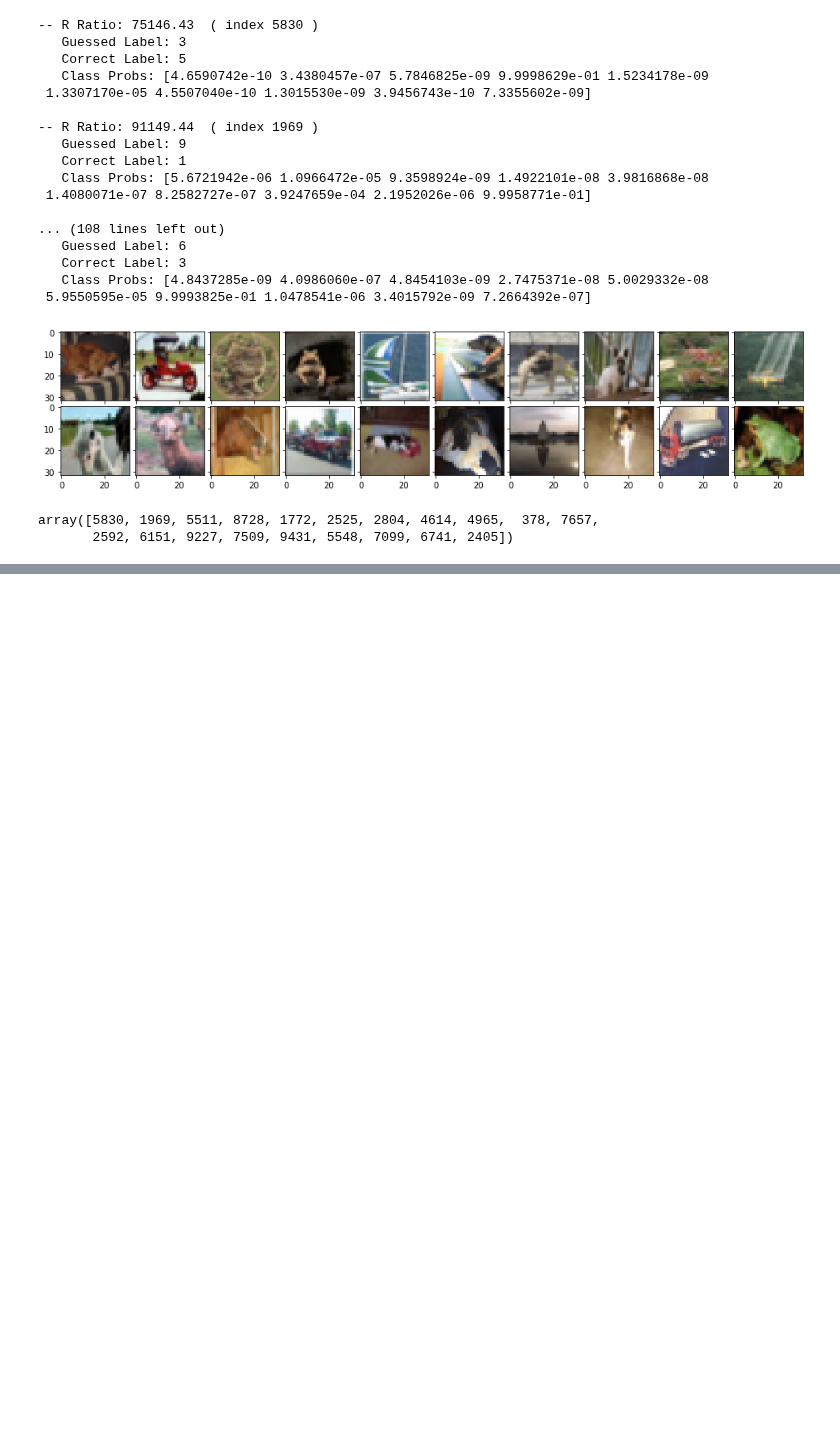
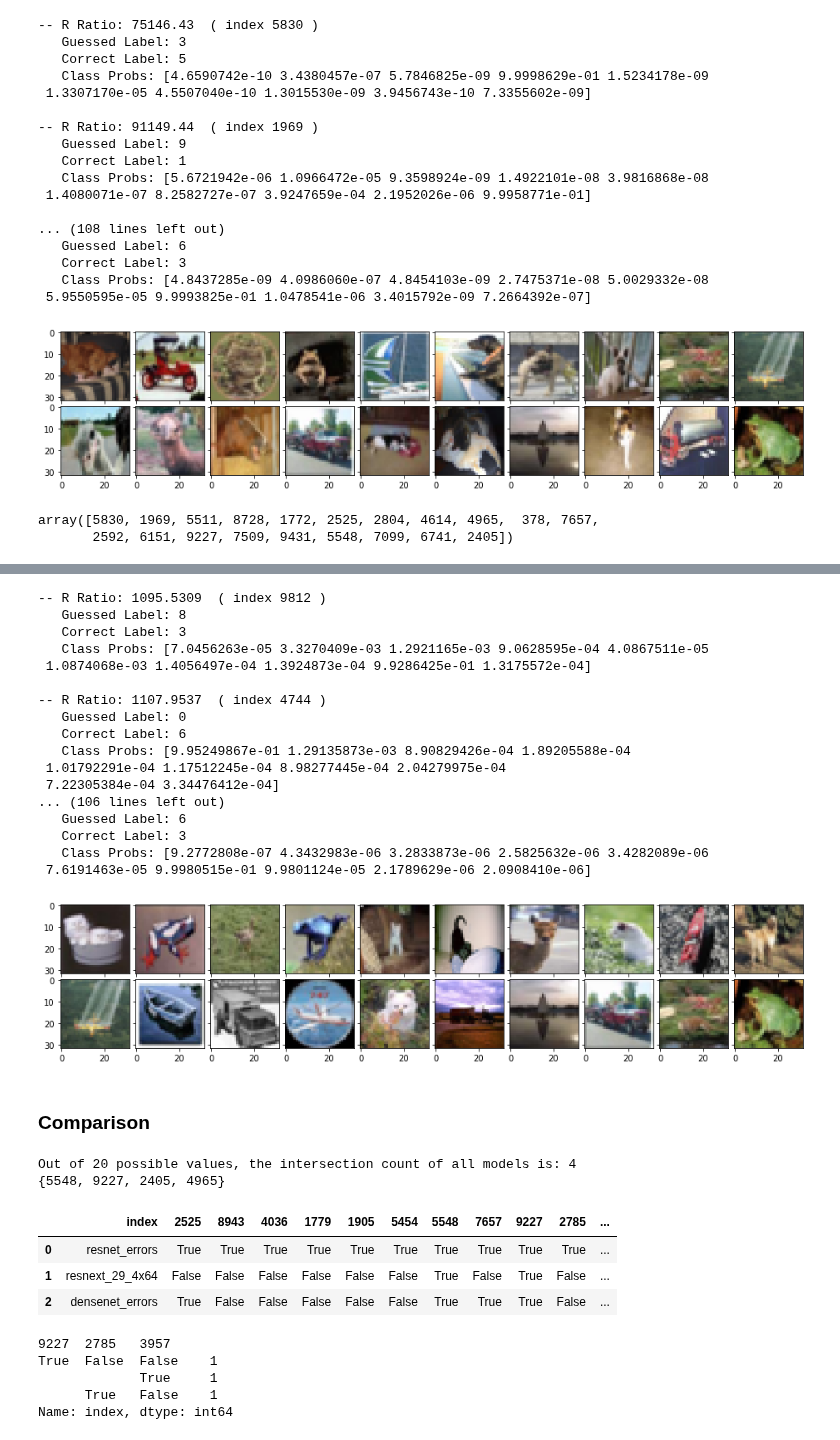
Before and after one commit to danzisar/w210-capstone, a Jupyter notebook: original_model_results/Reproducability_EDA.ipynb, the cells around one changed output, grey strips where cells are left out. Cells and saved outputs as stored; diff of their text form; code cells hidden in the pictures; blank space fills up the shorter version.

```diff
--- a/original_model_results/Reproducability_EDA.ipynb
+++ b/original_model_results/Reproducability_EDA.ipynb
@@ -187,0 +231,4 @@ array([5830, 1969, 5511, 8728, 1772, 2525, 2804, 4614, 4965,  378, 7657,
+# %%
+output = './resnext_29_4x64/predictions_300.npz'
+npzfile = np.load(output)
+confirm_score(npzfile)
@@ -187,0 +253,65 @@ array([5830, 1969, 5511, 8728, 1772, 2525, 2804, 4614, 4965,  378, 7657,
+# %%
+resnext_errors_4 = error_by_r_score(npzfile)
+# %% [output]
+-- R Ratio: 1095.5309  ( index 9812 )
+   Guessed Label: 8
+   Correct Label: 3
+   Class Probs: [7.0456263e-05 3.3270409e-03 1.2921165e-03 9.0628595e-04 4.0867511e-05
+ 1.0874068e-03 1.4056497e-04 1.3924873e-04 9.9286425e-01 1.3175572e-04]
+
+-- R Ratio: 1107.9537  ( index 4744 )
+   Guessed Label: 0
+   Correct Label: 6
+   Class Probs: [9.95249867e-01 1.29135873e-03 8.90829426e-04 1.89205588e-04
+ 1.01792291e-04 1.17512245e-04 8.98277445e-04 2.04279975e-04
+ 7.22305384e-04 3.34476412e-04]
+... (106 lines left out)
+   Guessed Label: 6
+   Correct Label: 3
+   Class Probs: [9.2772808e-07 4.3432983e-06 3.2833873e-06 2.5825632e-06 3.4282089e-06
+ 7.6191463e-05 9.9980515e-01 9.9801124e-05 2.1789629e-06 2.0908410e-06]
+[figure, added]
+# %% [markdown]
+### Comparison
+# %%
+# View intersection of errors
+i = set(resnext_errors_4) & set(resnet_errors) & set(densenet_errors)
+print("Out of 20 possible values, the intersection count of all models is:", len(i))
+print(i)
+
+# View errors
+df_errors = pd.DataFrame({'resnext_29_4x64' : resnext_errors_4,
+                          'resnet_errors' : resnet_errors,
+                          'densenet_errors' : densenet_errors })
+# %% [output]
+Out of 20 possible values, the intersection count of all models is: 4
+{5548, 9227, 2405, 4965}
+# %%
+df = pd.DataFrame()
+
+for m, me in [('resnet_errors', resnet_errors), ('resnext_29_4x64', resnext_errors_4), ('densenet_errors', densenet_errors)]:
+    for e in me:
+        df.loc[m, str(e)] = True
+
+pd.options.display.max_rows = None
+pd.options.display.max_columns = None
+df.fillna(False, inplace=True)
+cols = df.columns
+df.reset_index(inplace=True)
+df
+# %% [output]
+|  | index | 2525 | 8943 | 4036 | 1779 | 1905 | 5454 | 5548 | 7657 | 9227 | 2785 | ... |
+| 0 | resnet_errors | True | True | True | True | True | True | True | True | True | True | ... |
+| 1 | resnext_29_4x64 | False | False | False | False | False | False | True | False | True | False | ... |
+| 2 | densenet_errors | True | False | False | False | False | False | True | True | True | False | ... |
+# %%
+whoknows = df.groupby(list(cols))['index'].count()
+
+wk2 = df.groupby(['9227', '2785', '3957'])['index'].count()
+wk2
+# %% [output]
+9227  2785   3957
+True  False  False    1
+             True     1
+      True   False    1
+Name: index, dtype: int64
```
Also changed, not shown: parts of 9 cells of this notebook.
